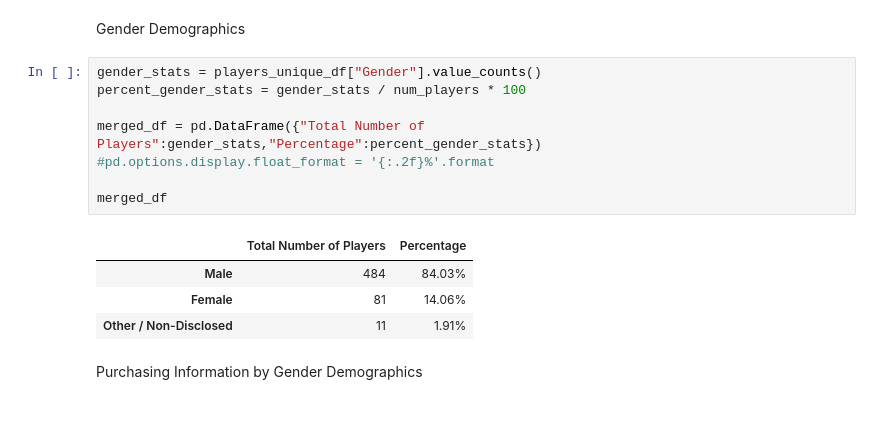
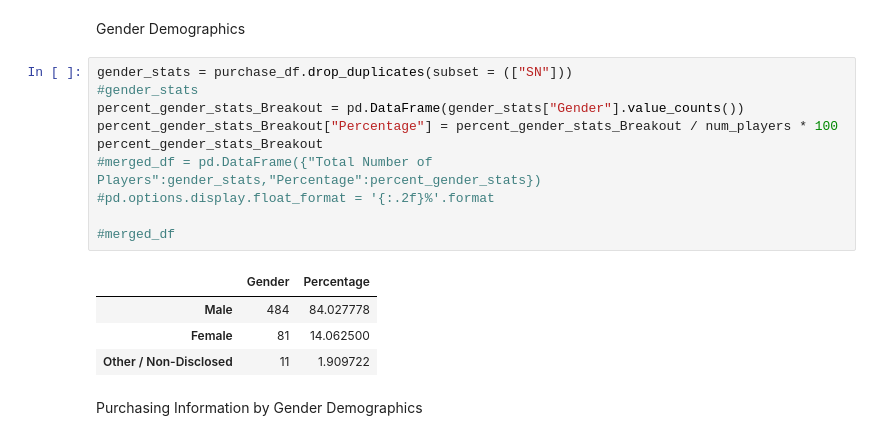
Before and after one commit to jocelyn4112/pandas-challenge, a Jupyter notebook: MainHouse.ipynb, the cells around one changed output. Saved outputs shown, nothing was run; the diff lists cells and outputs as text.

```diff
--- a/MainHouse.ipynb
+++ b/MainHouse.ipynb
@@ -55,18 +55,20 @@ purchasing_analysis_df
 # %% [markdown]
 Gender Demographics
 # %%
-gender_stats = players_unique_df["Gender"].value_counts()
-percent_gender_stats = gender_stats / num_players * 100
-
-merged_df = pd.DataFrame({"Total Number of Players":gender_stats,"Percentage":percent_gender_stats})
+gender_stats = purchase_df.drop_duplicates(subset = (["SN"]))
+#gender_stats
+percent_gender_stats_Breakout = pd.DataFrame(gender_stats["Gender"].value_counts())
+percent_gender_stats_Breakout["Percentage"] = percent_gender_stats_Breakout / num_players * 100
+percent_gender_stats_Breakout
+#merged_df = pd.DataFrame({"Total Number of Players":gender_stats,"Percentage":percent_gender_stats})
 #pd.options.display.float_format = '{:.2f}%'.format
 
-merged_df
+#merged_df
 # %% [output]
-|  | Total Number of Players | Percentage |
-| Male | 484 | 84.03% |
-| Female | 81 | 14.06% |
-| Other / Non-Disclosed | 11 | 1.91% |
+|  | Gender | Percentage |
+| Male | 484 | 84.027778 |
+| Female | 81 | 14.062500 |
+| Other / Non-Disclosed | 11 | 1.909722 |
 # %% [markdown]
 Purchasing Information by Gender Demographics
 # %%
```
Also changed, not shown: parts of 7 cells of this notebook.
